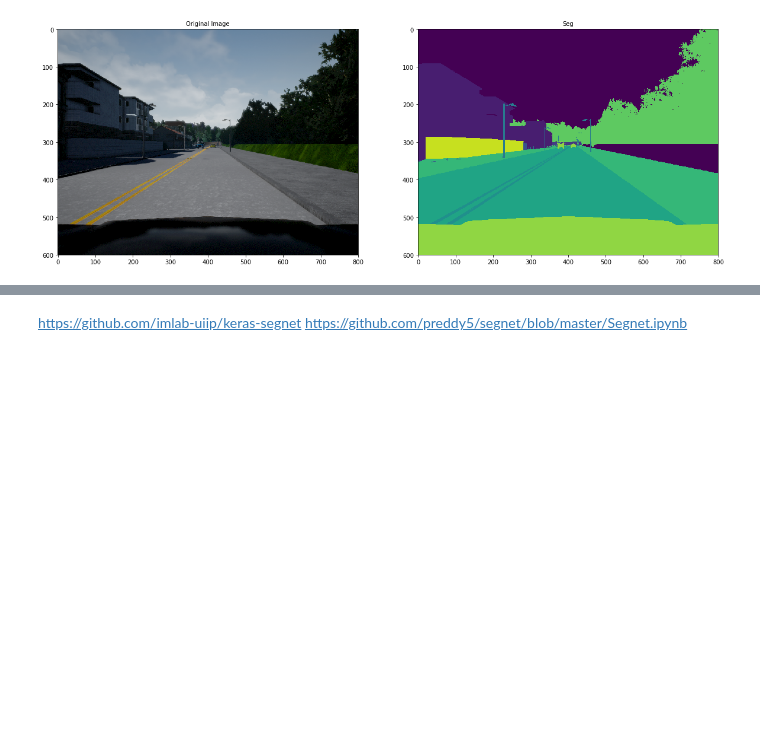
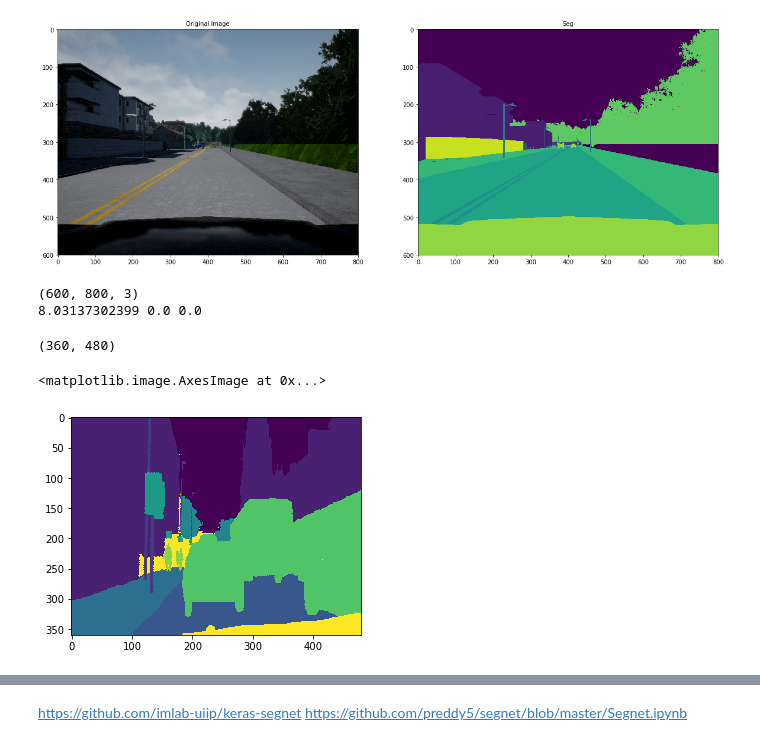
Before and after one commit to hc167/Lyft-Challenge, a Jupyter notebook: Lyft_segnet.ipynb, the cells around one changed output, grey strips where cells are left out. Cells and saved outputs as stored; diff of their text form; code cells hidden in the pictures; blank space fills up the shorter version.

```diff
--- a/Lyft_segnet.ipynb
+++ b/Lyft_segnet.ipynb
@@ -73,3 +74,22 @@ img2 = mpimg.imread('Train/CameraSeg/0.png')
 DisplayImage(img, img2, 'Original Image', 'Seg')
 # %% [output]
 [figure]
+# %%
+print(img2.shape)
+x = 400
+y = 799
+print(img2[x, y, 0]*256, img2[x, y, 1]*256, img2[x, y, 2]*256)
+# %% [output]
+(600, 800, 3)
+8.03137302399 0.0 0.0
+# %%
+img3 = mpimg.imread('../segnet/SegNet-Tutorial/CamVid/trainannot/0001TP_006690.png')
+# %%
+print(img3.shape)
+# %% [output]
+(360, 480)
+# %%
+plt.imshow(img3)
+# %% [output]
+<matplotlib.image.AxesImage at 0x...>
+[figure, added]
```
Also changed, not shown: parts of 4 cells of this notebook.
